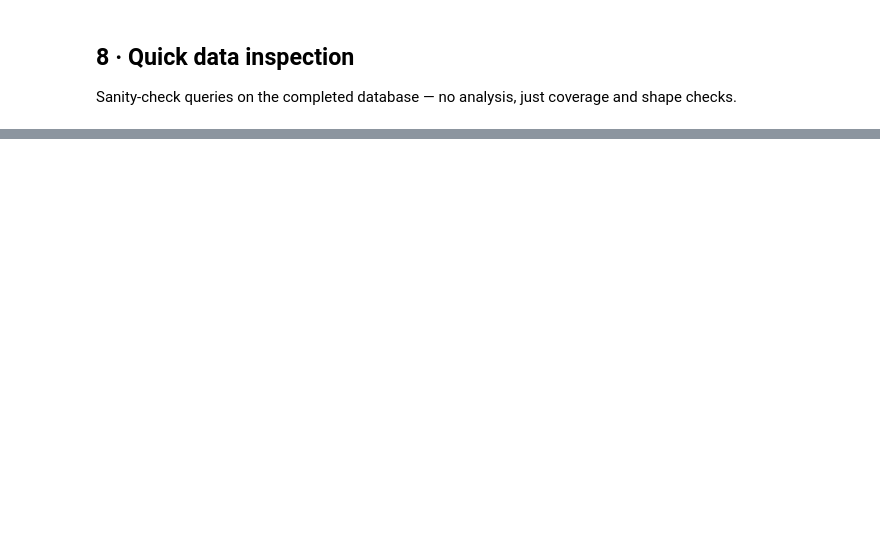
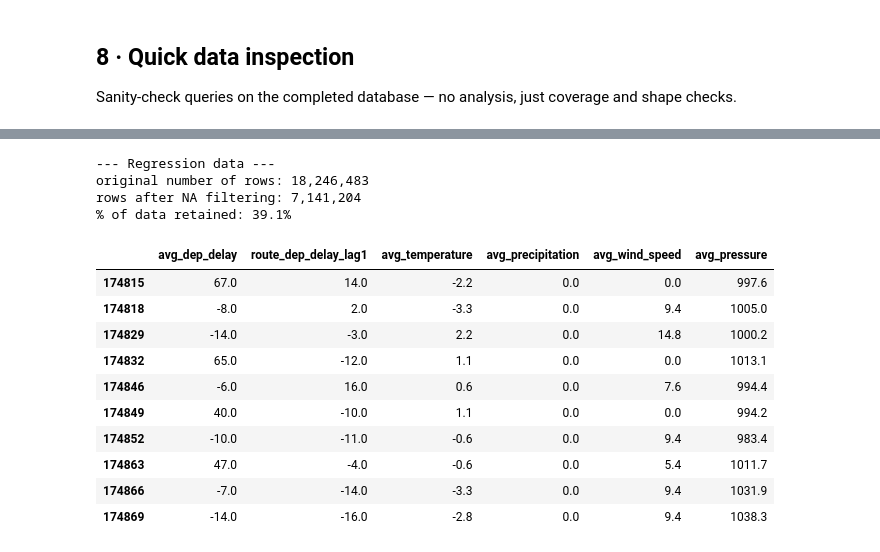
Before and after one commit to Bernd-Slagter/WDI_V2_UvT_2026, a Jupyter notebook: aviation_pipeline.ipynb, the cells around one changed output, grey strips where cells are left out. Drawn from its saved outputs; the diff is of its cells as text; code cells hidden in the pictures; blank space fills up the shorter version.

Commit message:
Added lagged variables and made data ready for regression

```diff
--- a/aviation_pipeline.ipynb
+++ b/aviation_pipeline.ipynb
@@ -1232,0 +1548,37 @@ for f in sorted(SCHEMA_DIR.glob('*')):
+# %%
+# Change if other columns are needed in the regression
+regression_columns = [
+    'avg_dep_delay',
+    'route_dep_delay_lag1',
+    'avg_temperature',
+    'avg_precipitation',
+    'avg_wind_speed',
+    'avg_pressure'
+
+]
+
+regression_clean = panel_route_lagged.dropna(subset=regression_columns)
+
+# change depending on which panel* dataset is used
+print("--- Regression data ---")
+print(f"original number of rows: {len(panel_route_lagged):,}")
+print(f"rows after NA filtering: {len(regressie_route_clean):,}")
+print(f"% of data retained: {(len(regressie_route_clean) / len(panel_route_lagged)) * 100:.1f}%")
+
+display(regression_clean[regression_columns].head(10))
+# %% [output]
+--- Regression data ---
+original number of rows: 18,246,483
+rows after NA filtering: 7,141,204
+% of data retained: 39.1%
+|  | avg_dep_delay | route_dep_delay_lag1 | avg_temperature | avg_precipitation | avg_wind_speed | avg_pressure |
+| 174815 | 67.0 | 14.0 | -2.2 | 0.0 | 0.0 | 997.6 |
+| 174818 | -8.0 | 2.0 | -3.3 | 0.0 | 9.4 | 1005.0 |
+| 174829 | -14.0 | -3.0 | 2.2 | 0.0 | 14.8 | 1000.2 |
+| 174832 | 65.0 | -12.0 | 1.1 | 0.0 | 0.0 | 1013.1 |
+| 174846 | -6.0 | 16.0 | 0.6 | 0.0 | 7.6 | 994.4 |
+| 174849 | 40.0 | -10.0 | 1.1 | 0.0 | 0.0 | 994.2 |
+| 174852 | -10.0 | -11.0 | -0.6 | 0.0 | 9.4 | 983.4 |
+| 174863 | 47.0 | -4.0 | -0.6 | 0.0 | 5.4 | 1011.7 |
+| 174866 | -7.0 | -14.0 | -3.3 | 0.0 | 9.4 | 1031.9 |
+| 174869 | -14.0 | -16.0 | -2.8 | 0.0 | 9.4 | 1038.3 |
```
Also changed, not shown: parts of 30 cells of this notebook.
